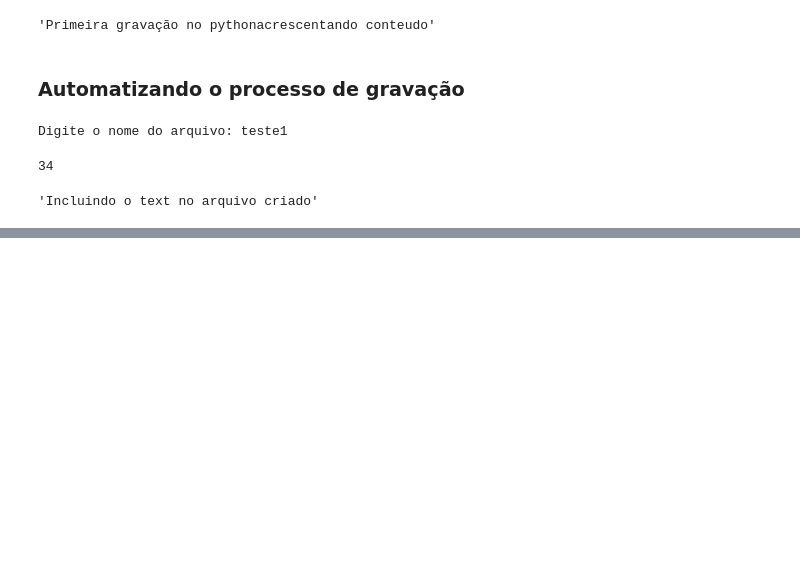
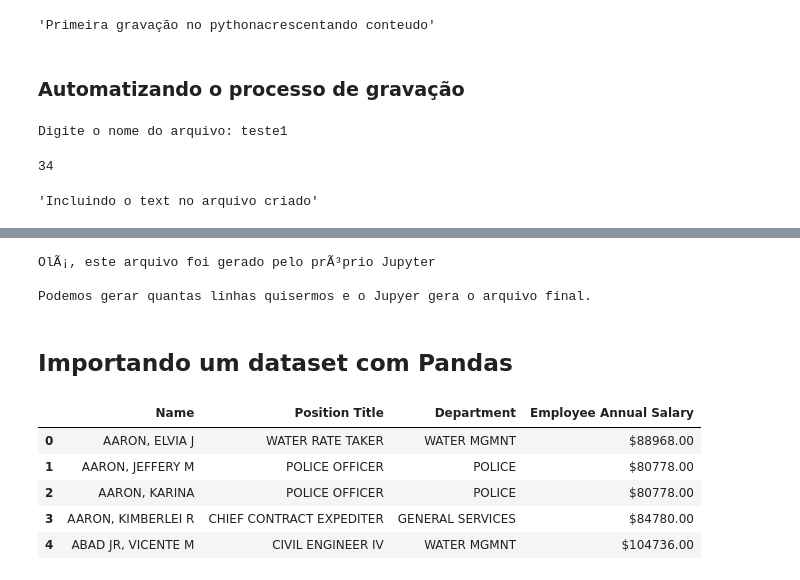
Before and after one commit to hirobs/Python, a Jupyter notebook: Arquivos.ipynb, the cells around one changed output, grey strips where cells are left out. Cells and saved outputs as stored; diff of their text form; code cells hidden in the pictures; blank space fills up the shorter version.

```diff
--- a/Arquivos.ipynb
+++ b/Arquivos.ipynb
@@ -91,0 +182,9 @@ arq3.close()
+# %%
+for line in open("arquivoCriado.txt"):
+    print(line)
+# %% [output]
+OlÃ¡, este arquivo foi gerado pelo prÃ³prio Jupyter
+
+Podemos gerar quantas linhas quisermos e o Jupyer gera o arquivo final.
+# %% [markdown]
+## Importando um dataset com Pandas
@@ -91,0 +193,13 @@ arq3.close()
+# %%
+file_name = 'https://raw.githubusercontent.com/dsacademybr/PythonFundamentos/master/JupyterNotebooks/Cap%C3%ADtulo02/salarios.csv'
+# %%
+df = pd.read_csv(file_name)
+# %%
+df.head()
+# %% [output]
+|  | Name | Position Title | Department | Employee Annual Salary |
+| 0 | AARON, ELVIA J | WATER RATE TAKER | WATER MGMNT | $88968.00 |
+| 1 | AARON, JEFFERY M | POLICE OFFICER | POLICE | $80778.00 |
+| 2 | AARON, KARINA | POLICE OFFICER | POLICE | $80778.00 |
+| 3 | AARON, KIMBERLEI R | CHIEF CONTRACT EXPEDITER | GENERAL SERVICES | $84780.00 |
+| 4 | ABAD JR, VICENTE M | CIVIL ENGINEER IV | WATER MGMNT | $104736.00 |
```
Also changed, not shown: parts of 25 cells of this notebook, 4 other files.
